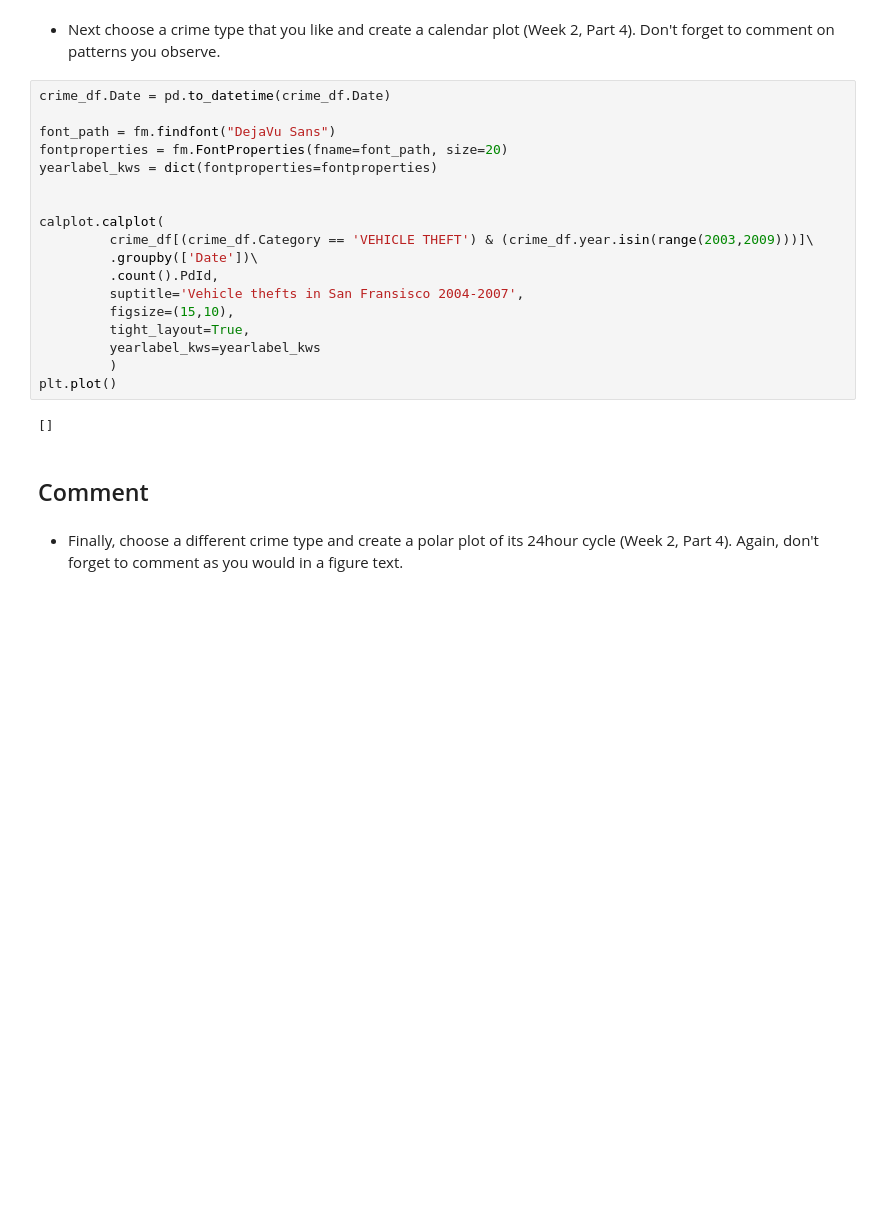
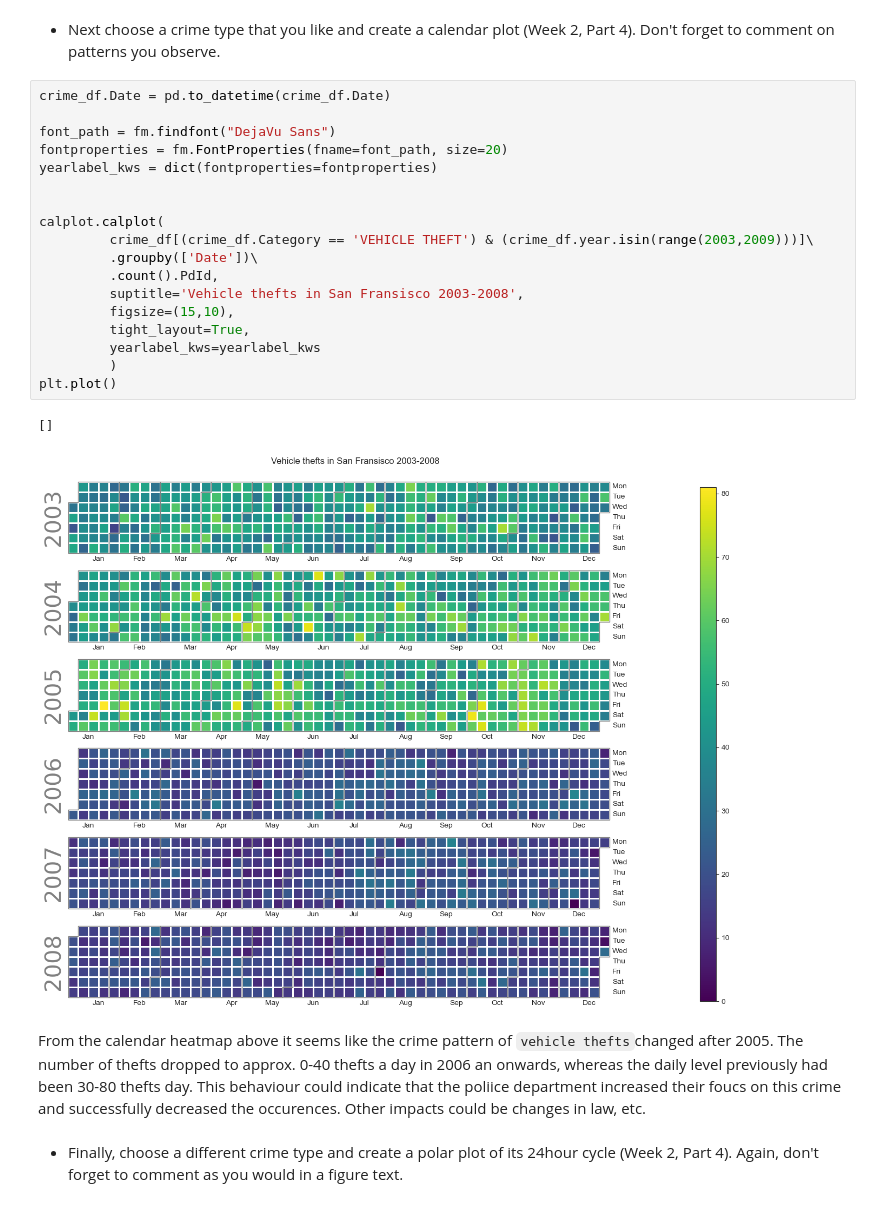
Before and after one commit to jens-create/socialdata2023, a Jupyter notebook: assignments/Assignment1.ipynb, the cells around one changed output. Cells and saved outputs as stored; diff of their text form; blank space fills up the shorter version.

Commit message:
part one comments added

```diff
--- a/assignments/Assignment1.ipynb
+++ b/assignments/Assignment1.ipynb
@@ -128,25 +138,26 @@ for t in timeframe:
 # %%
 crime_df.Date = pd.to_datetime(crime_df.Date)
 
 font_path = fm.findfont("DejaVu Sans")
 fontproperties = fm.FontProperties(fname=font_path, size=20)
 yearlabel_kws = dict(fontproperties=fontproperties)
 
 
 calplot.calplot(
          crime_df[(crime_df.Category == 'VEHICLE THEFT') & (crime_df.year.isin(range(2003,2009)))]\
          .groupby(['Date'])\
          .count().PdId,
-         suptitle='Vehicle thefts in San Fransisco 2004-2007',
+         suptitle='Vehicle thefts in San Fransisco 2003-2008',
          figsize=(15,10),
          tight_layout=True,
          yearlabel_kws=yearlabel_kws
          )
 plt.plot()
 # %% [output]
 []
+[figure, added]
-# %% [markdown]
-## Comment
+# %% [markdown]
+From the calendar heatmap above it seems like the crime pattern of `vehicle thefts`changed after 2005. The number of thefts dropped to approx. 0-40 thefts a day in 2006 an onwards, whereas the daily level previously had been 30-80 thefts day. This behaviour could indicate that the poliice department increased their foucs on this crime and successfully decreased the occurences. Other impacts could be changes in law, etc.
 # %% [markdown]
 
 * Finally, choose a different crime type and create a polar plot of its 24hour cycle (Week 2, Part 4). Again, don't forget to comment as you would in a figure text.
```
Also changed, not shown: parts of 5 cells of this notebook.
